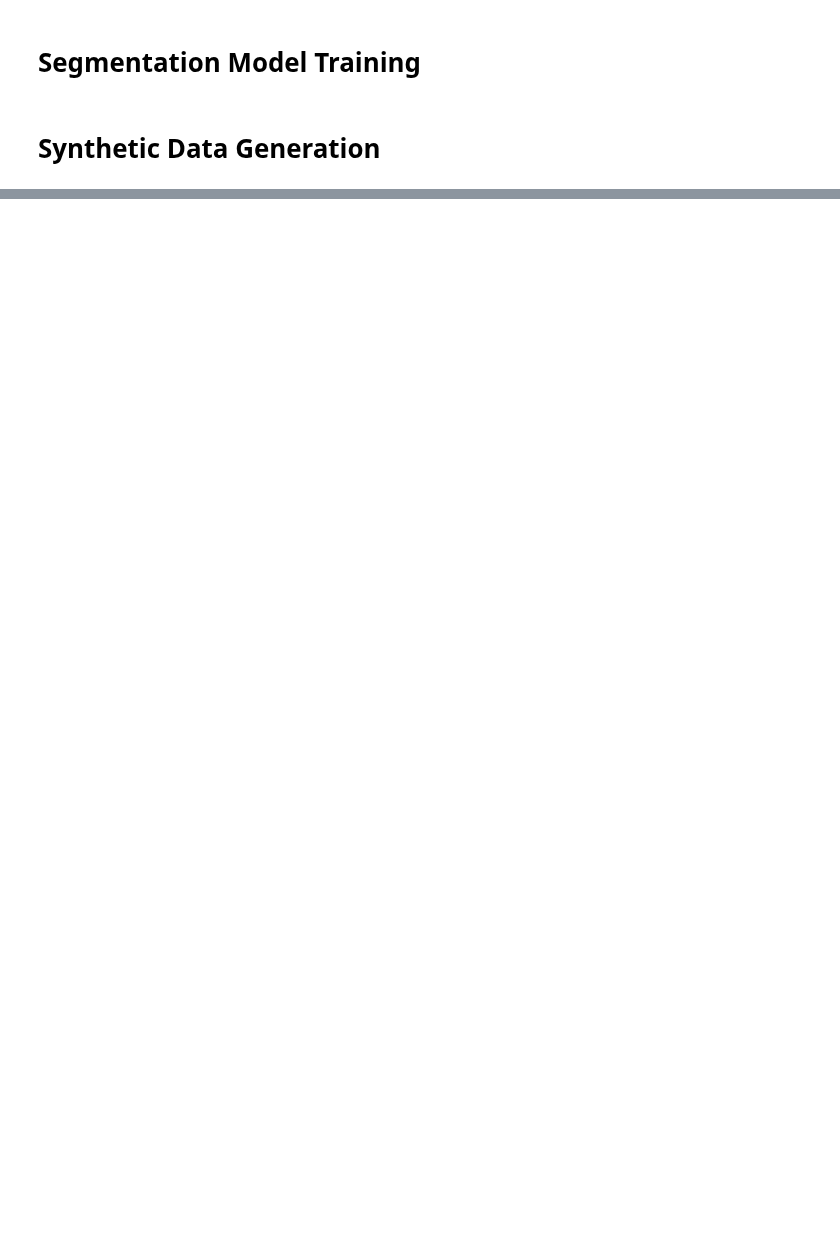
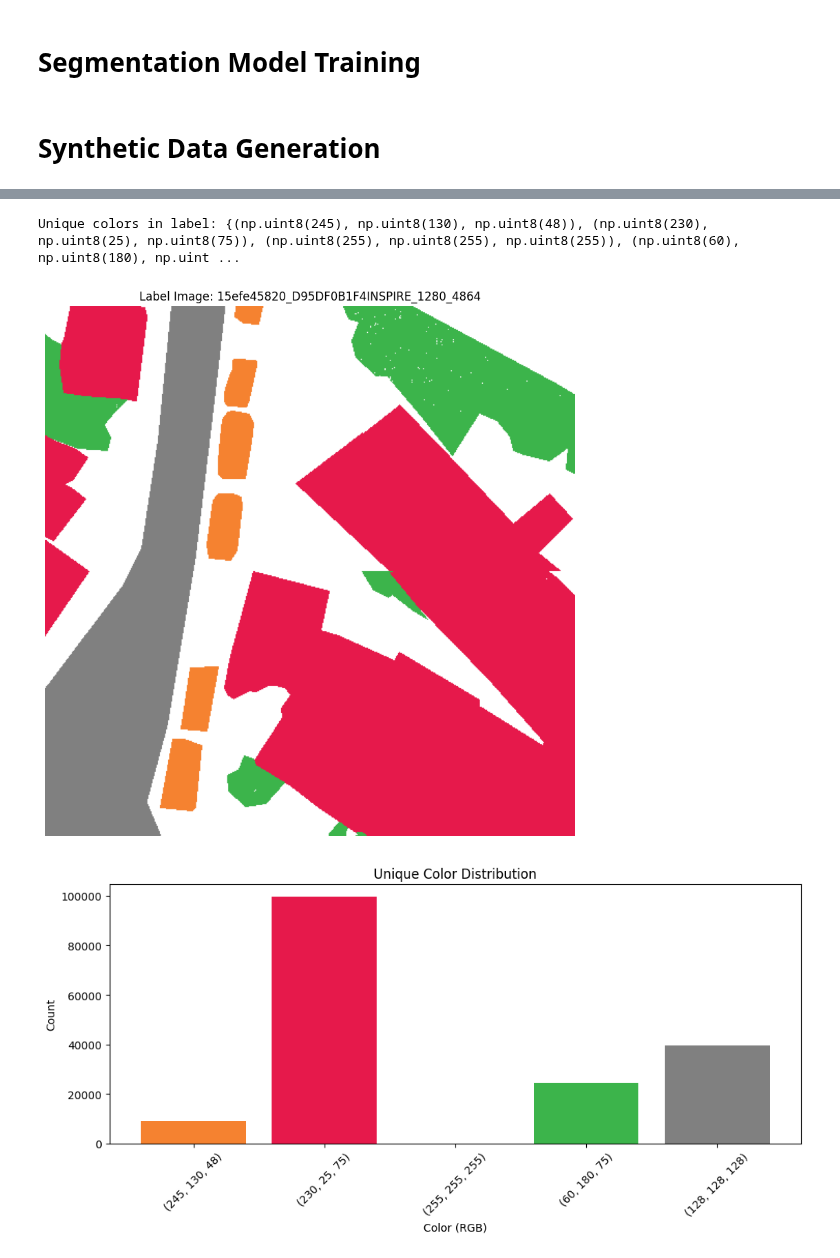
Before and after one commit to AronBakes/Semantic-Segmentation-of-Aerial-Imagery, a Jupyter notebook: _main.ipynb, the cells around one changed output, grey strips where cells are left out. Saved outputs shown, nothing was run; the diff lists cells and outputs as text; code cells hidden in the pictures; blank space fills up the shorter version.

```diff
--- a/_main.ipynb
+++ b/_main.ipynb
@@ -377,0 +375,41 @@ plot_class_distribution_from_df(df_full, "Class Distribution")
+# %%
+import cv2
+import os
+import matplotlib.pyplot as plt
+
+# Path to the label image
+label_path = '/content/chipped_data/chipped_data/train/labels/15efe45820_D95DF0B1F4INSPIRE_1280_4864-label.png'
+label = cv2.imread(label_path)
+
+if label is None:
+    print(f"Error: Could not load image from {label_path}")
+else:
+    # Convert from BGR (OpenCV default) to RGB for correct color display
+    label_rgb = cv2.cvtColor(label, cv2.COLOR_BGR2RGB)
+    unique_colors = [tuple(c) for c in label_rgb.reshape(-1, 3)]
+    print("Unique colors in label:", set(unique_colors))
+
+    # Plot the label image
+    plt.figure(figsize=(10, 10))
+    plt.imshow(label_rgb)
+    plt.title('Label Image: 15efe45820_D95DF0B1F4INSPIRE_1280_4864')
+    plt.axis('off')  # Hide axes
+    plt.show()
+
+    # Optional: Plot a bar chart of unique color counts
+    color_counts = {color: unique_colors.count(color) for color in set(unique_colors)}
+    colors = list(color_counts.keys())
+    counts = list(color_counts.values())
+
+    plt.figure(figsize=(10, 5))
+    plt.bar(range(len(colors)), counts, color=[list(c/255 for c in color) for color in colors]) # Normalize colors to 0-1 range
+    plt.title('Unique Color Distribution')
+    plt.xlabel('Color (RGB)')
+    plt.ylabel('Count')
+    plt.xticks(range(len(colors)), [f'({r}, {g}, {b})' for r, g, b in colors], rotation=45)
+    plt.tight_layout()
+    plt.show()
+# %% [output]
+Unique colors in label: {(np.uint8(245), np.uint8(130), np.uint8(48)), (np.uint8(230), np.uint8(25), np.uint8(75)), (np.uint8(255), np.uint8(255), np.uint8(255)), (np.uint8(60), np.uint8(180), np.uint ...
+[figure, added]
+[figure, added]
```
Also changed, not shown: parts of 9 cells of this notebook.
